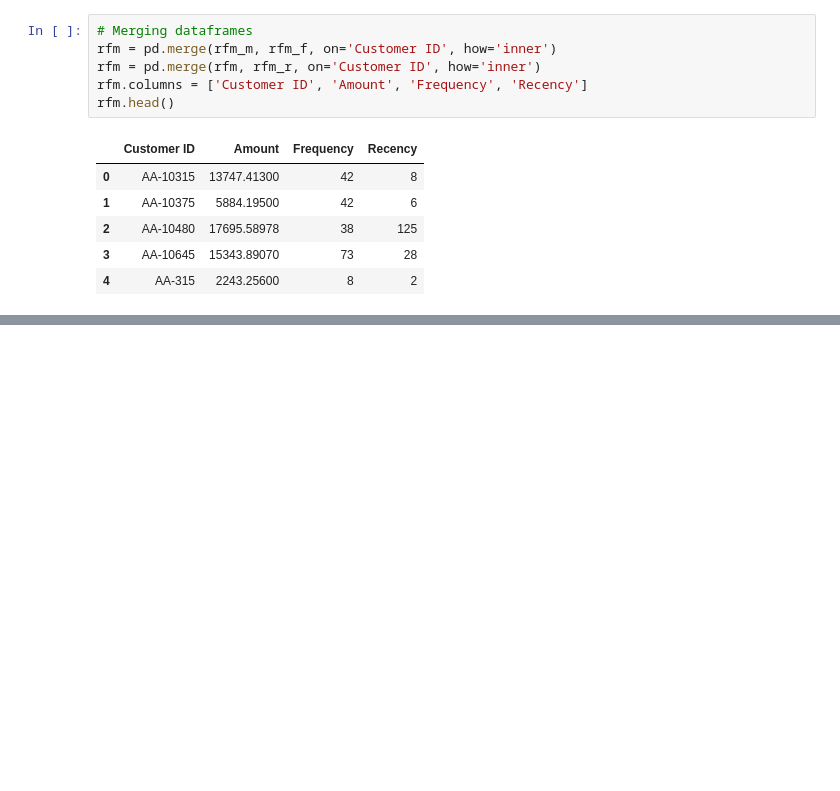
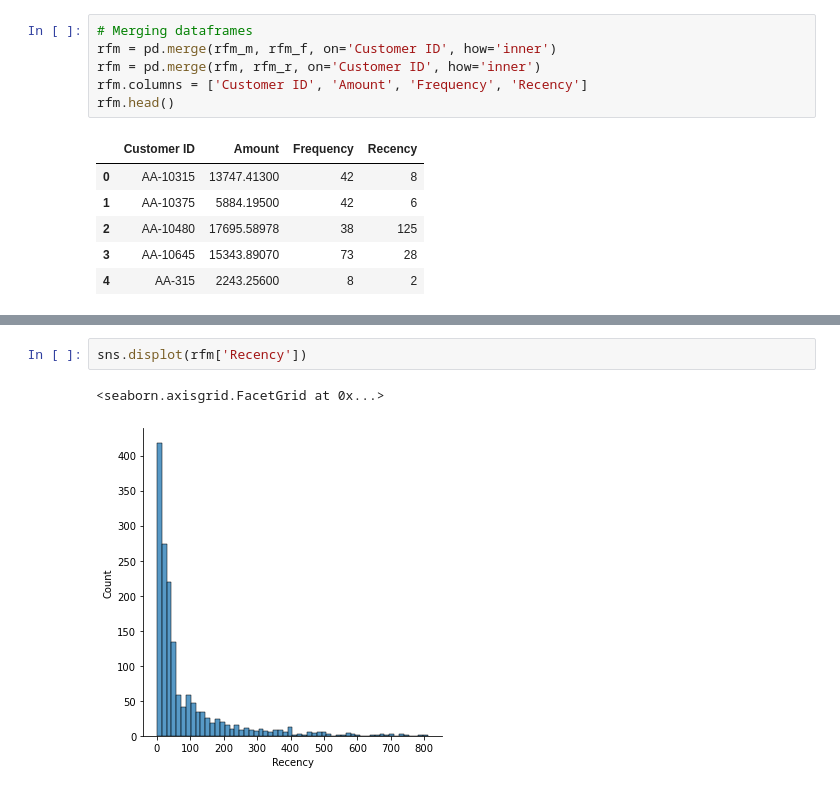
Before and after one commit to TuanDinhLe/DataMining, a Jupyter notebook: DataMining.ipynb, the cells around one changed output, grey strips where cells are left out. Saved outputs shown, nothing was run; the diff lists cells and outputs as text; blank space fills up the shorter version.

```diff
--- a/DataMining.ipynb
+++ b/DataMining.ipynb
@@ -182,0 +229,5 @@ rfm.head()
+# %%
+sns.displot(rfm['Recency'])
+# %% [output]
+<seaborn.axisgrid.FacetGrid at 0x...>
+[figure, added]
```
Also changed, not shown: parts of 37 cells of this notebook.
